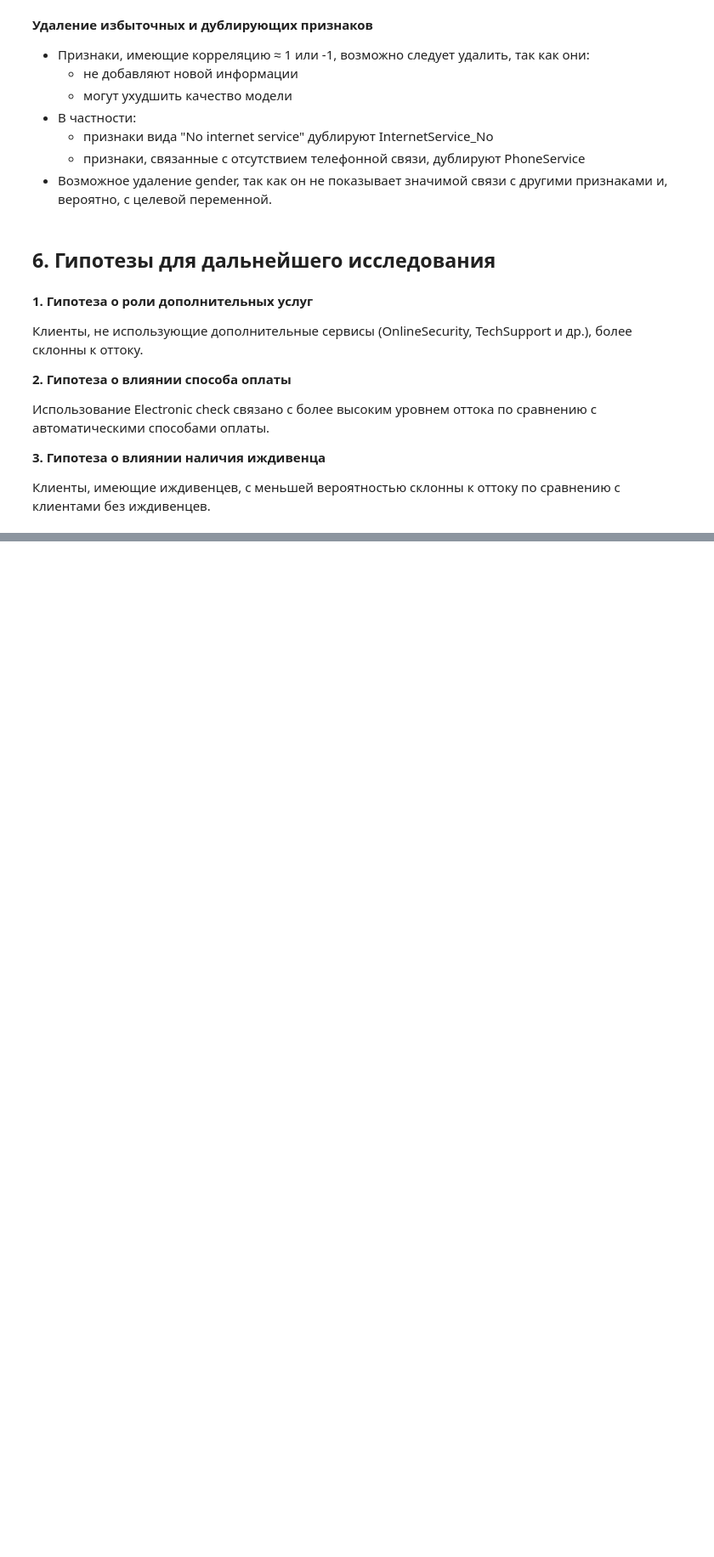
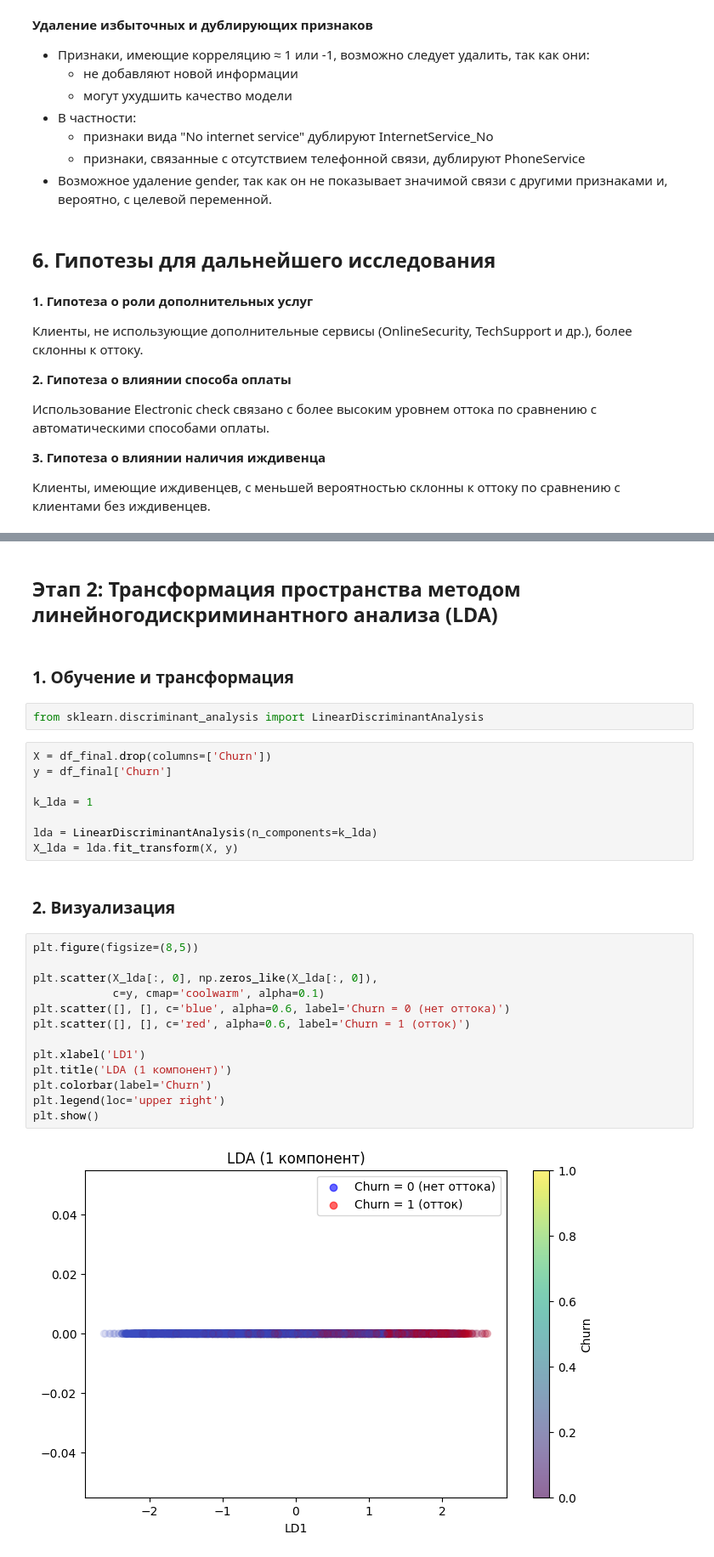
Before and after one commit to budaog300/telecom-churn-ml-project, a Jupyter notebook: lab1.ipynb, the cells around one changed output, grey strips where cells are left out. Shown at 85% size. Saved outputs shown, nothing was run; the diff lists cells and outputs as text; blank space fills up the shorter version.

```diff
--- a/lab1.ipynb
+++ b/lab1.ipynb
@@ -533,0 +609,31 @@ EDA показал, что поведение клиентов сильно св
+# %% [markdown]
+## Этап 2: Трансформация пространства методом линейногодискриминантного анализа (LDA)
+# %% [markdown]
+### 1. Обучение и трансформация
+# %%
+from sklearn.discriminant_analysis import LinearDiscriminantAnalysis
+# %%
+X = df_final.drop(columns=['Churn'])
+y = df_final['Churn']
+
+k_lda = 1
+
+lda = LinearDiscriminantAnalysis(n_components=k_lda)
+X_lda = lda.fit_transform(X, y)
+# %% [markdown]
+### 2. Визуализация
+# %%
+plt.figure(figsize=(8,5))
+
+plt.scatter(X_lda[:, 0], np.zeros_like(X_lda[:, 0]),
+            c=y, cmap='coolwarm', alpha=0.1)
+plt.scatter([], [], c='blue', alpha=0.6, label='Churn = 0 (нет оттока)')
+plt.scatter([], [], c='red', alpha=0.6, label='Churn = 1 (отток)')
+
+plt.xlabel('LD1')
+plt.title('LDA (1 компонент)')
+plt.colorbar(label='Churn')
+plt.legend(loc='upper right')
+plt.show()
+# %% [output]
+[figure, added]
```
Also changed, not shown: parts of 45 cells of this notebook, 2 other files.
